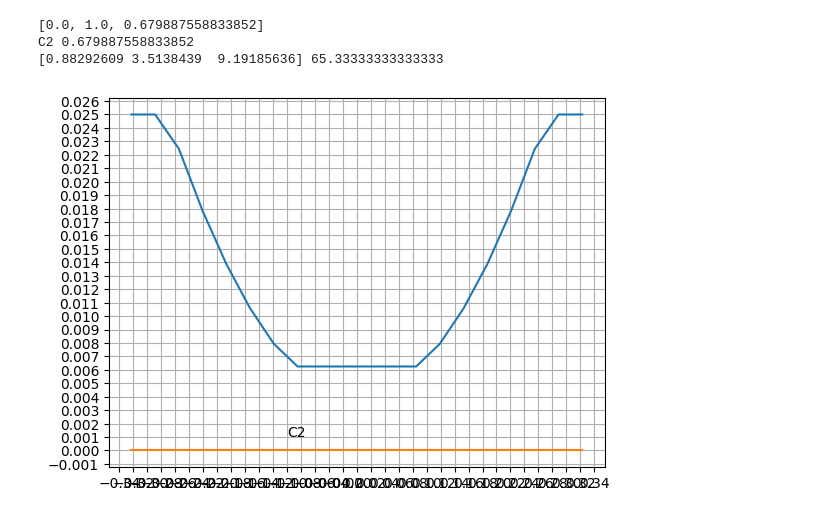
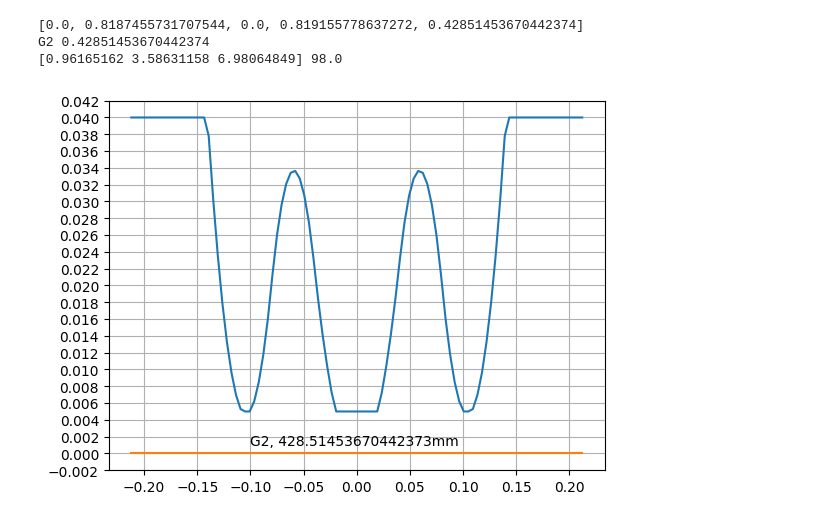
Before and after one commit to amosr/xylo, a Jupyter notebook: py/mbass0/optimize-bars.ipynb, the cells around one changed output. Drawn from its saved outputs; the diff is of its cells as text; code cells hidden in the pictures.

```diff
--- a/py/mbass0/optimize-bars.ipynb
+++ b/py/mbass0/optimize-bars.ipynb
@@ -32,8 +56,6 @@ mat = xylo.woods.spotted_gum
 
 tuning = xylo.tuning.yamaha_YX500R
 # %%
-depth = 25
-
 def mk_geom(note):
   bar = bar_thick
   return xylo.database.Geometry(width = bar.width * 1000, length = bar.length * 1000, depth = depth, weight = 1)
@@ -42,11 +64,14 @@ geom0 = { k: mk_geom(k) for k in layout.rows.keys() }
 
 # geom0 = xylo.just.diamond_11_partch_geom
 
+def get_db():
+  return xylo.database.get(geom0, f'data/db-bass-{wood}-d{depth}.json')
+def with_db(act):
+  return xylo.database.with_db(act, geom0, f'data/db-bass-{wood}-d{depth}.json')
 
-def get_db():
-  return xylo.database.get(geom0, f'data/db-bass-d{depth}.json')
-def with_db(act):
-  return xylo.database.with_db(act, geom0, f'data/db-bass-d{depth}.json')
+def get_bar(note, elts):
+  b = get_db().get_bar(note, elements = elts, min_depth_abs=0.005)
+  return b
 # %%
 with_db(lambda db: db.clear_loss_all())
 # %%
@@ -131,30 +160,30 @@ total length:  63.91706442947883
 # %%
 import matplotlib.ticker as plticker
-for note in ['C2']: # layout.rows.keys():
+for note in ['G2']: # layout.rows.keys():
   db = get_db()
-  bar = db.get_bar(note, elements = 20)
+  bar = get_bar(note, 100)
   fundamental = layout.reference_hz * layout.rows[note]
   len_mul = 0.5
-  params = db.get_best_for_dims(note, 3)
-  # params = db.get_best(note)['coeff']
+  # params = db.get_best_for_dims(note, 3)
+  params = db.get_best(note)['coeff']
   print(params)
   spline, len = params[0:-1], params[-1]
 
   section = xylo.cut.spline(bar._replace(length = bar.length * len), jnp.array(spline))
   section.plot(to_scale = False)
   print(note, bar.length * len)
   swp = xylo.sweep.sweep(mat, bar, section, t.sweep_default)
   print(swp.harmonics / fundamental, fundamental)
   plt.grid()
   ax = plt.gca()
-  locx = plticker.MultipleLocator(base=0.02)
-  locy = plticker.MultipleLocator(base=0.001)
+  locx = plticker.MultipleLocator(base=0.05)
+  locy = plticker.MultipleLocator(base=0.002)
   ax.xaxis.set_major_locator(locx)
   ax.yaxis.set_major_locator(locy)
-  plt.text(-0.1, 0.001, note)
+  plt.text(-0.1, 0.001, f"{note}, {bar.length*len*1000}mm")
   # plt.gca()
 # %% [output]
-[0.0, 1.0, 0.679887558833852]
-C2 0.679887558833852
-[0.88292609 3.5138439  9.19185636] 65.33333333333333
+[0.0, 0.8187455731707544, 0.0, 0.819155778637272, 0.42851453670442374]
+G2 0.42851453670442374
+[0.96165162 3.58631158 6.98064849] 98.0
-[figure, old version]
+[figure, new version]
```
Also changed, not shown: parts of 4 cells of this notebook, 8 other files.
